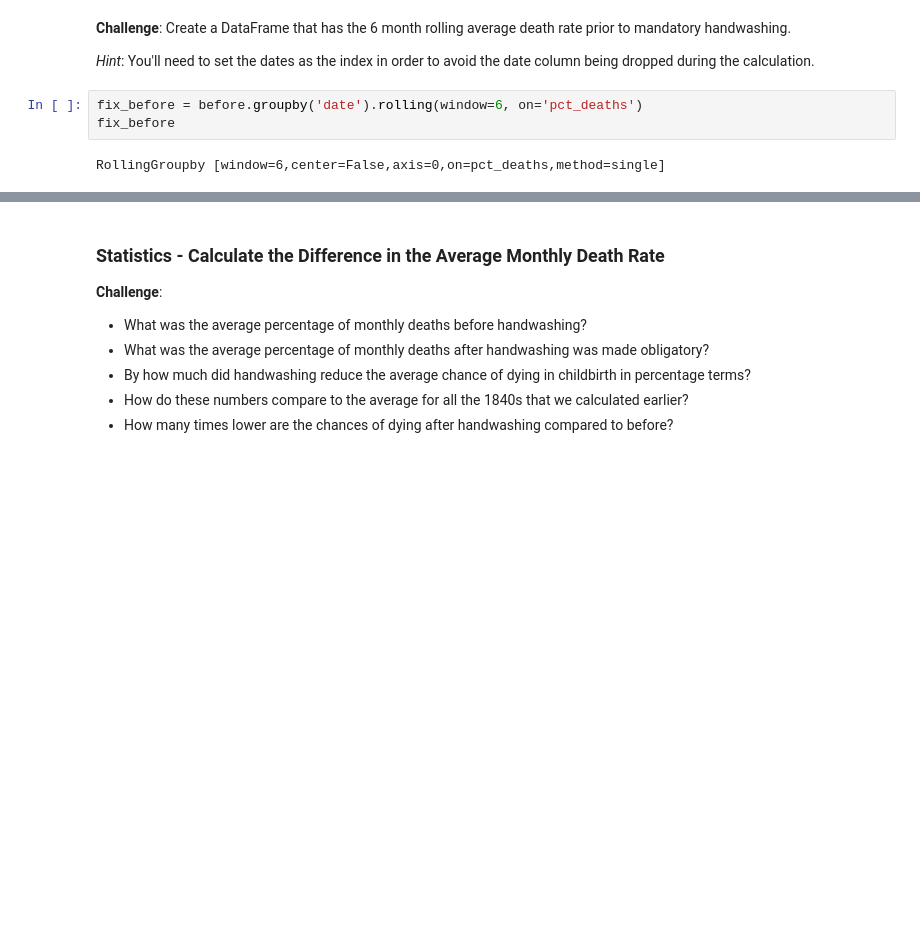
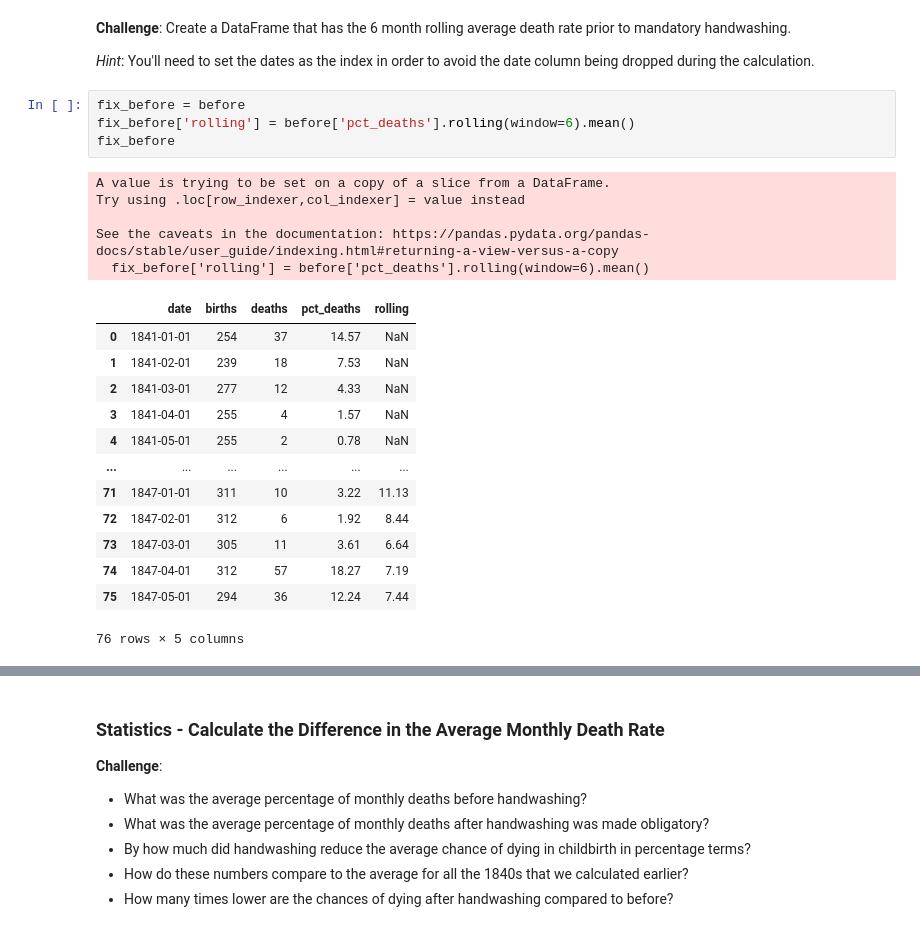
Before and after one commit to Jeff-Nibbs/handwashing-data, a Jupyter notebook: Dr_Semmelweis_Handwashing_Discovery_(start).ipynb, the cells around one changed output, grey strips where cells are left out. Cells and saved outputs as stored; diff of their text form; blank space fills up the shorter version.

```diff
--- a/Dr_Semmelweis_Handwashing_Discovery_(start).ipynb
+++ b/Dr_Semmelweis_Handwashing_Discovery_(start).ipynb
@@ -335,10 +330,28 @@ After The Mandate: 2.15%
 
 *Hint*: You'll need to set the dates as the index in order to avoid the date column being dropped during the calculation.
 # %%
-fix_before = before.groupby('date').rolling(window=6, on='pct_deaths')
+fix_before = before
+fix_before['rolling'] = before['pct_deaths'].rolling(window=6).mean()
 fix_before
 # %% [output]
-RollingGroupby [window=6,center=False,axis=0,on=pct_deaths,method=single]
+A value is trying to be set on a copy of a slice from a DataFrame.
+Try using .loc[row_indexer,col_indexer] = value instead
+
+See the caveats in the documentation: https://pandas.pydata.org/pandas-docs/stable/user_guide/indexing.html#returning-a-view-versus-a-copy
+  fix_before['rolling'] = before['pct_deaths'].rolling(window=6).mean()
+|  | date | births | deaths | pct_deaths | rolling |
+| 0 | 1841-01-01 | 254 | 37 | 14.57 | NaN |
+| 1 | 1841-02-01 | 239 | 18 | 7.53 | NaN |
+| 2 | 1841-03-01 | 277 | 12 | 4.33 | NaN |
+| 3 | 1841-04-01 | 255 | 4 | 1.57 | NaN |
+| 4 | 1841-05-01 | 255 | 2 | 0.78 | NaN |
+| ... | ... | ... | ... | ... | ... |
+| 71 | 1847-01-01 | 311 | 10 | 3.22 | 11.13 |
+| 72 | 1847-02-01 | 312 | 6 | 1.92 | 8.44 |
+| 73 | 1847-03-01 | 305 | 11 | 3.61 | 6.64 |
+| 74 | 1847-04-01 | 312 | 57 | 18.27 | 7.19 |
+| 75 | 1847-05-01 | 294 | 36 | 12.24 | 7.44 |
+76 rows × 5 columns
 # %% [markdown]
 ### Highlighting Subsections of a Line Chart
 
```
Also changed, not shown: parts of 6 cells of this notebook.
